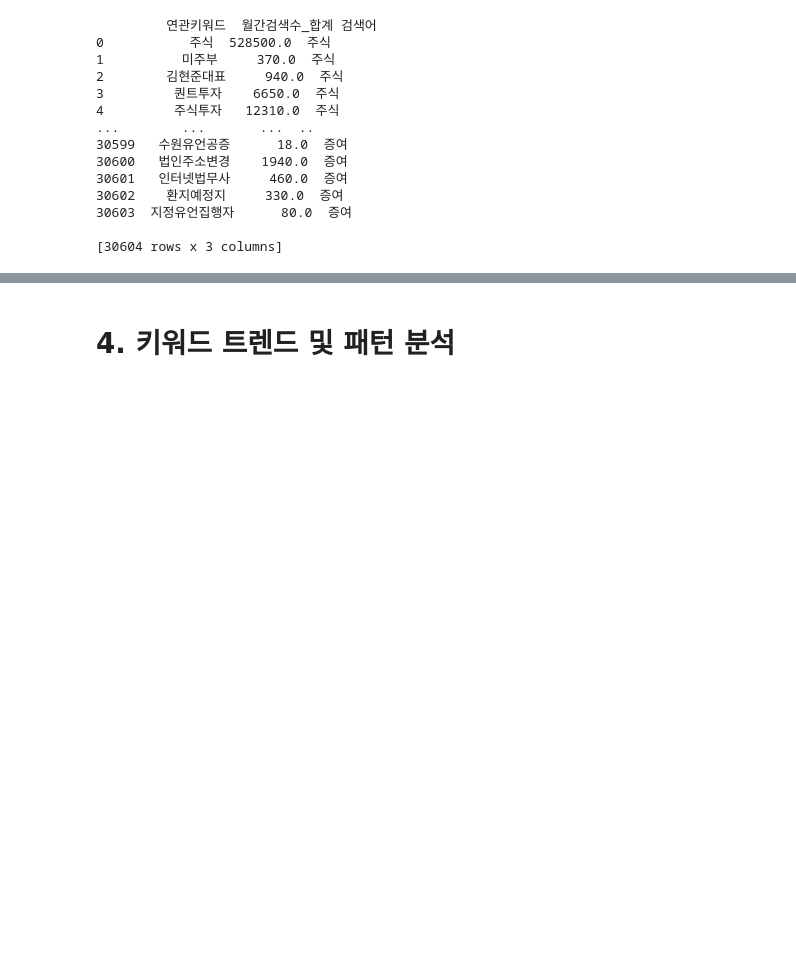
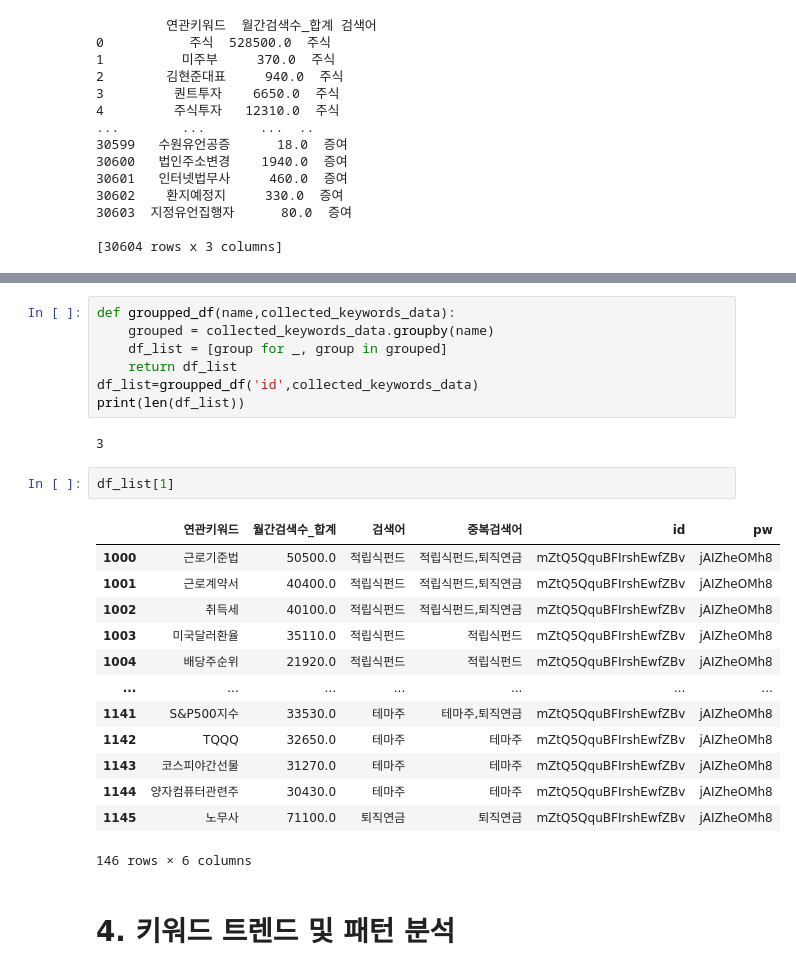
Before and after one commit to rse112/FinTrendX, a Jupyter notebook: main_file.ipynb, the cells around one changed output, grey strips where cells are left out. Saved outputs shown, nothing was run; the diff lists cells and outputs as text; blank space fills up the shorter version.

```diff
--- a/main_file.ipynb
+++ b/main_file.ipynb
@@ -128,3 +202,28 @@ print(collected_keywords_data)
+# %%
+def groupped_df(name,collected_keywords_data):
+    grouped = collected_keywords_data.groupby(name)
+    df_list = [group for _, group in grouped]
+    return df_list
+df_list=groupped_df('id',collected_keywords_data)
+print(len(df_list))
+# %% [output]
+3
+# %%
+df_list[1]
+# %% [output]
+|  | 연관키워드 | 월간검색수_합계 | 검색어 | 중복검색어 | id | pw |
+| 1000 | 근로기준법 | 50500.0 | 적립식펀드 | 적립식펀드,퇴직연금 | mZtQ5QquBFIrshEwfZBv | jAIZheOMh8 |
+| 1001 | 근로계약서 | 40400.0 | 적립식펀드 | 적립식펀드,퇴직연금 | mZtQ5QquBFIrshEwfZBv | jAIZheOMh8 |
+| 1002 | 취득세 | 40100.0 | 적립식펀드 | 적립식펀드,퇴직연금 | mZtQ5QquBFIrshEwfZBv | jAIZheOMh8 |
+| 1003 | 미국달러환율 | 35110.0 | 적립식펀드 | 적립식펀드 | mZtQ5QquBFIrshEwfZBv | jAIZheOMh8 |
+| 1004 | 배당주순위 | 21920.0 | 적립식펀드 | 적립식펀드 | mZtQ5QquBFIrshEwfZBv | jAIZheOMh8 |
+| ... | ... | ... | ... | ... | ... | ... |
+| 1141 | S&P500지수 | 33530.0 | 테마주 | 테마주,퇴직연금 | mZtQ5QquBFIrshEwfZBv | jAIZheOMh8 |
+| 1142 | TQQQ | 32650.0 | 테마주 | 테마주 | mZtQ5QquBFIrshEwfZBv | jAIZheOMh8 |
+| 1143 | 코스피야간선물 | 31270.0 | 테마주 | 테마주 | mZtQ5QquBFIrshEwfZBv | jAIZheOMh8 |
+| 1144 | 양자컴퓨터관련주 | 30430.0 | 테마주 | 테마주 | mZtQ5QquBFIrshEwfZBv | jAIZheOMh8 |
+| 1145 | 노무사 | 71100.0 | 퇴직연금 | 퇴직연금 | mZtQ5QquBFIrshEwfZBv | jAIZheOMh8 |
+146 rows × 6 columns
 # %% [markdown]
 # 4. 키워드 트렌드 및 패턴 분석
 # %% [markdown]
```
Also changed, not shown: parts of 6 cells of this notebook, 2 other files.
